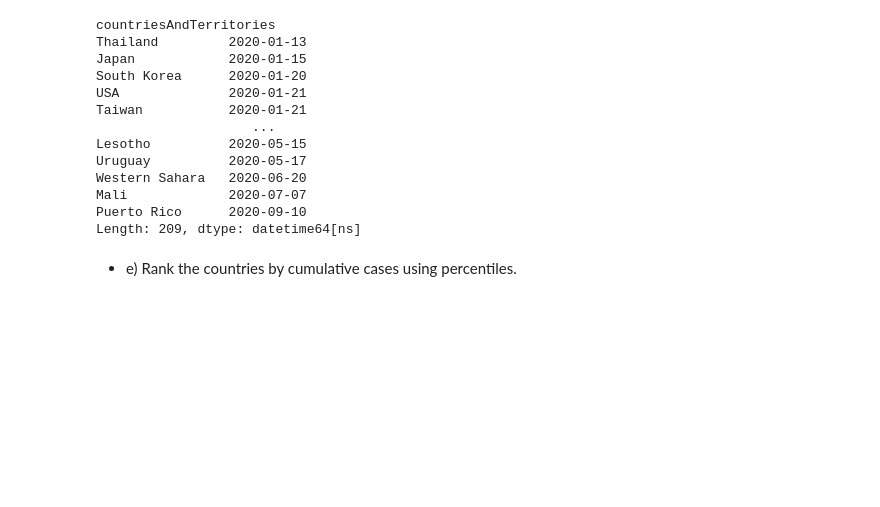
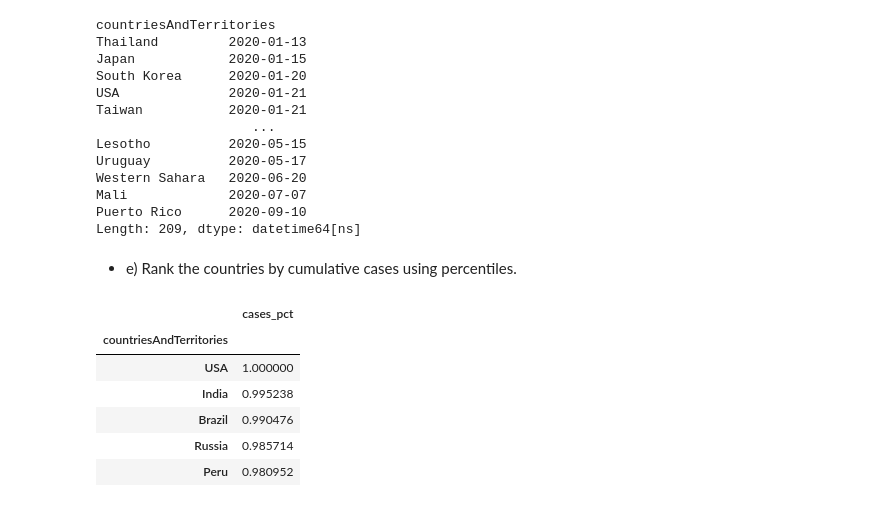
Before and after one commit to adrianacupp/Hands-On-Data-Analysis-with-Pandas-2nd-edition, a Jupyter notebook: ch_04/exercise chapter 4.ipynb, the cells around one changed output. Cells and saved outputs as stored; diff of their text form; code cells hidden in the pictures; blank space fills up the shorter version.

```diff
--- a/ch_04/exercise chapter 4.ipynb
+++ b/ch_04/exercise chapter 4.ipynb
@@ -456,3 +456,18 @@ Puerto Rico      2020-09-10
 Length: 209, dtype: datetime64[ns]
 # %% [markdown]
 - e) Rank the countries by cumulative cases using percentiles.
+# %%
+pct_cases = covid.groupby('countriesAndTerritories')['cases'].apply(sum)\
+    .rename('cases_pct').transform('rank', method='max', pct=True).reset_index()\
+    .sort_values('cases_pct', ascending=False)\
+    .set_index('countriesAndTerritories')
+# %%
+pct_cases.head()
+# %% [output]
+|  | cases_pct |
+| countriesAndTerritories |  |
+| USA | 1.000000 |
+| India | 0.995238 |
+| Brazil | 0.990476 |
+| Russia | 0.985714 |
+| Peru | 0.980952 |
```
Also changed, not shown: parts of 3 cells of this notebook.
